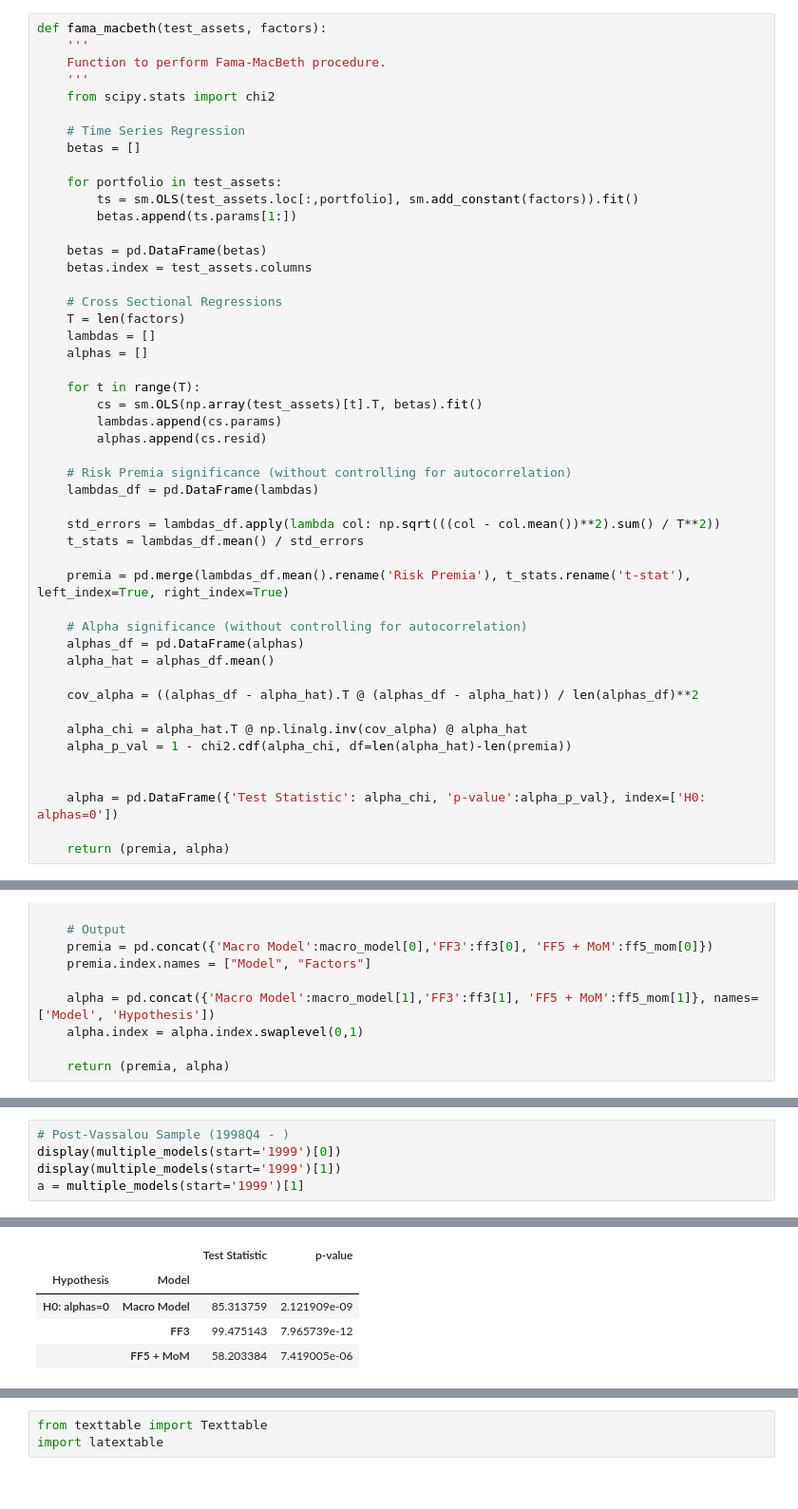
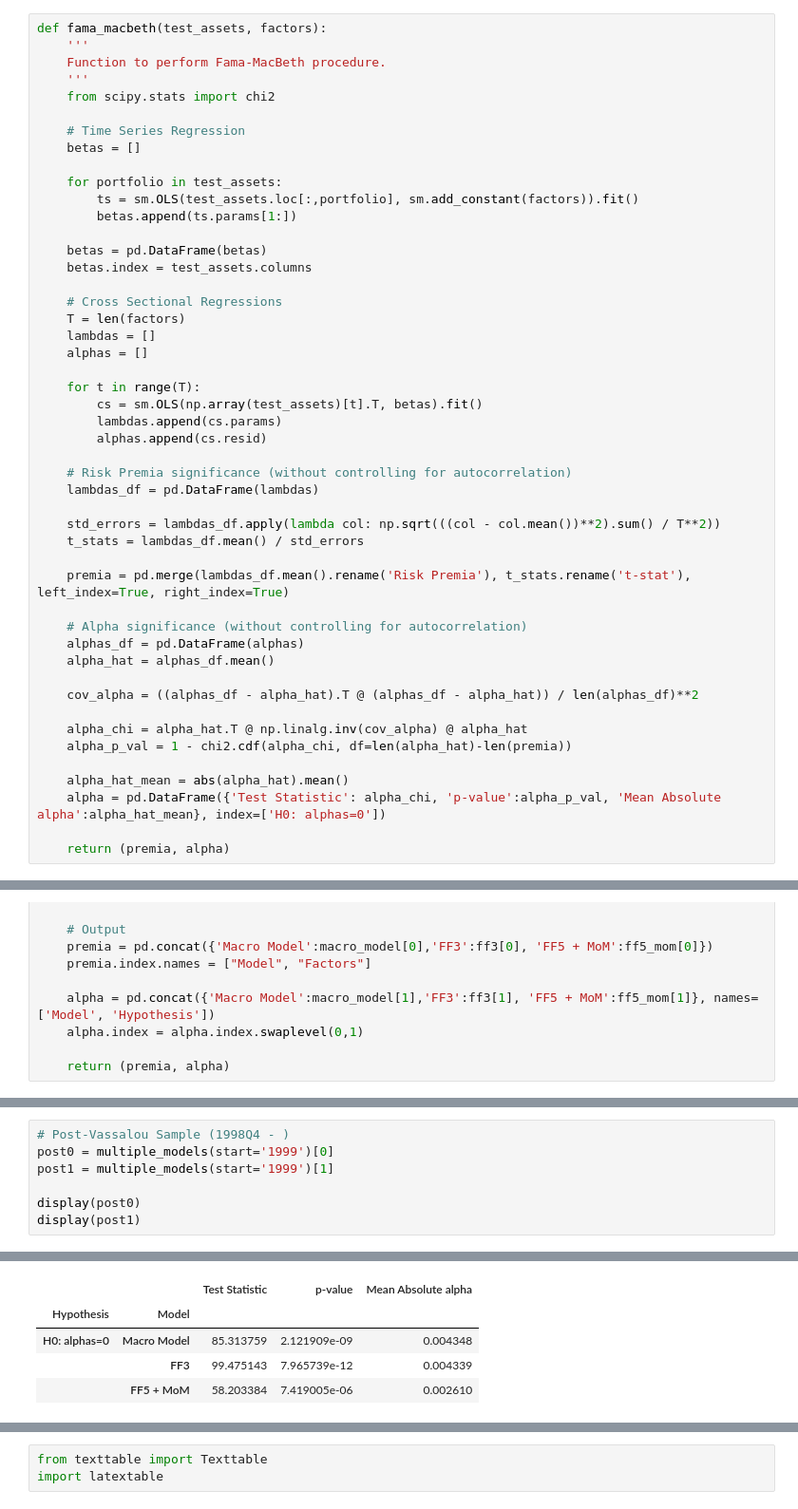
Before and after one commit to santoromano/Macro-Cross-Sectional-Analysis, a Jupyter notebook: empirics.ipynb, the cells around one changed output, grey strips where cells are left out. Shown at 95% size. Drawn from its saved outputs; the diff is of its cells as text.

```diff
--- a/empirics.ipynb
+++ b/empirics.ipynb
@@ -487,8 +487,8 @@ def fama_macbeth(test_assets, factors):
     alpha_chi = alpha_hat.T @ np.linalg.inv(cov_alpha) @ alpha_hat
     alpha_p_val = 1 - chi2.cdf(alpha_chi, df=len(alpha_hat)-len(premia))
 
-
-    alpha = pd.DataFrame({'Test Statistic': alpha_chi, 'p-value':alpha_p_val}, index=['H0: alphas=0'])
+    alpha_hat_mean = abs(alpha_hat).mean()
+    alpha = pd.DataFrame({'Test Statistic': alpha_chi, 'p-value':alpha_p_val, 'Mean Absolute alpha':alpha_hat_mean}, index=['H0: alphas=0'])
 
     return (premia, alpha)
 # %%
@@ -562,25 +568,27 @@ display(multiple_models(end='1998')[1])
 # %%
 # Post-Vassalou Sample (1998Q4 - )
-display(multiple_models(start='1999')[0])
-display(multiple_models(start='1999')[1])
-a = multiple_models(start='1999')[1]
+post0 = multiple_models(start='1999')[0]
+post1 = multiple_models(start='1999')[1]
+
+display(post0)
+display(post1)
 # %% [output]
 |  |  | Risk Premia | t-stat |
 | Model | Factors |  |  |
 | Macro Model | gdp_4qoq | 0.003332 | 1.110859 |
 |  | cpi_4qoq | 0.001314 | 0.466648 |
 |  | Mkt-RF | 0.019345 | 2.032859 |
 | FF3 | Mkt-RF | 0.017113 | 1.822992 |
 |  | SMB | 0.009338 | 1.724411 |
 |  | HML | 0.007344 | 0.966730 |
 | FF5 + MoM | Mkt-RF | 0.020385 | 2.183998 |
 |  | SMB | 0.008693 | 1.641231 |
 |  | HML | 0.006981 | 0.931696 |
 |  | RMW | 0.007695 | 0.911447 |
 |  | CMA | 0.006165 | 0.933939 |
 |  | Mom | 0.041546 | 2.862085 |
-|  |  | Test Statistic | p-value |
-| Hypothesis | Model |  |  |
-| H0: alphas=0 | Macro Model | 85.313759 | 2.121909e-09 |
-|  | FF3 | 99.475143 | 7.965739e-12 |
-|  | FF5 + MoM | 58.203384 | 7.419005e-06 |
+|  |  | Test Statistic | p-value | Mean Absolute alpha |
+| Hypothesis | Model |  |  |  |
+| H0: alphas=0 | Macro Model | 85.313759 | 2.121909e-09 | 0.004348 |
+|  | FF3 | 99.475143 | 7.965739e-12 | 0.004339 |
+|  | FF5 + MoM | 58.203384 | 7.419005e-06 | 0.002610 |
```
Also changed, not shown: parts of 5 cells of this notebook, 1 other file.
